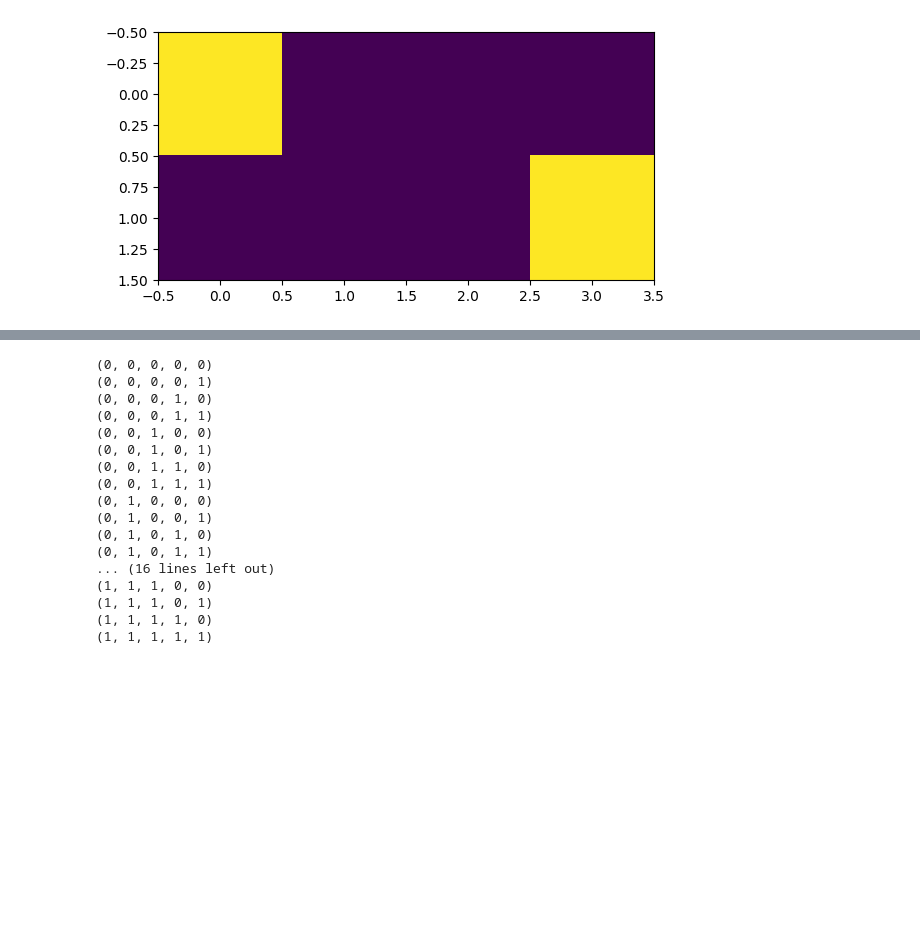
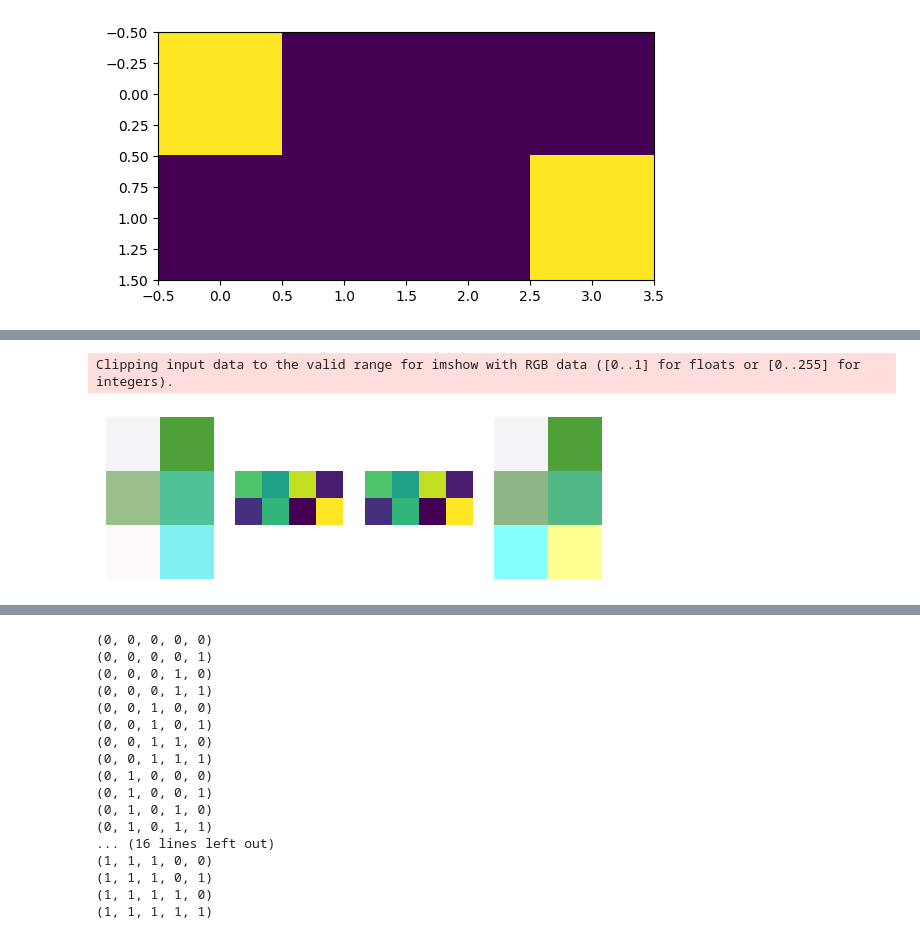
Before and after one commit to el-dAna/QC, a Jupyter notebook: hacathons/image_encoding.ipynb, the cells around one changed output, grey strips where cells are left out. Drawn from its saved outputs; the diff is of its cells as text; code cells hidden in the pictures; blank space fills up the shorter version.

```diff
--- a/hacathons/image_encoding.ipynb
+++ b/hacathons/image_encoding.ipynb
@@ -138 +183,19 @@ display(plot_histogram(statistics))
+# %%
+reconstructed_image = classical_decode(decoded_result)
+
+
+fig, axs = plt.subplots(1, 4)
+axs[0].imshow(image_c)
+axs[0].axis('off')
+axs[1].imshow(image/np.max(image))
+axs[1].axis('off')
+axs[2].imshow(decoded_result/np.max(decoded_result))
+axs[2].axis('off')
+axs[3].imshow(reconstructed_image)
+axs[3].axis('off')
+plt.subplots_adjust(wspace=0.2)
+plt.show()
+# %% [output]
+Clipping input data to the valid range for imshow with RGB data ([0..1] for floats or [0..255] for integers).
+[figure, added]
 # %%
```
Also changed, not shown: parts of 7 cells of this notebook.
